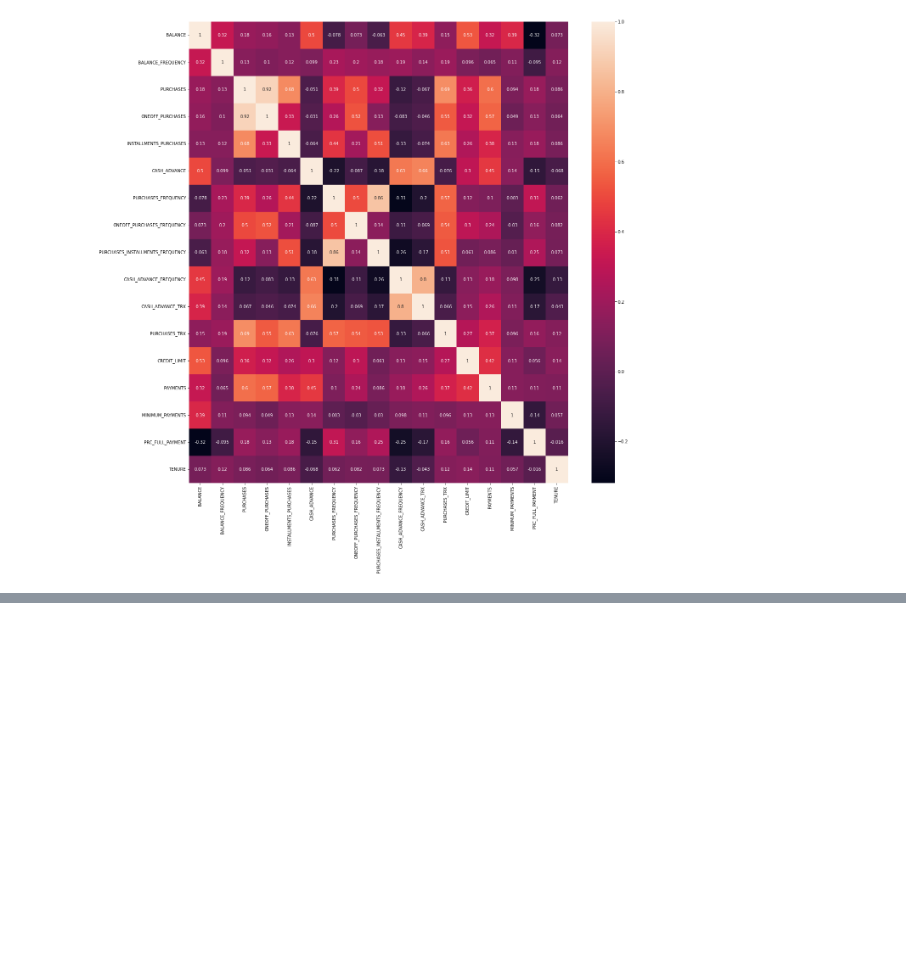
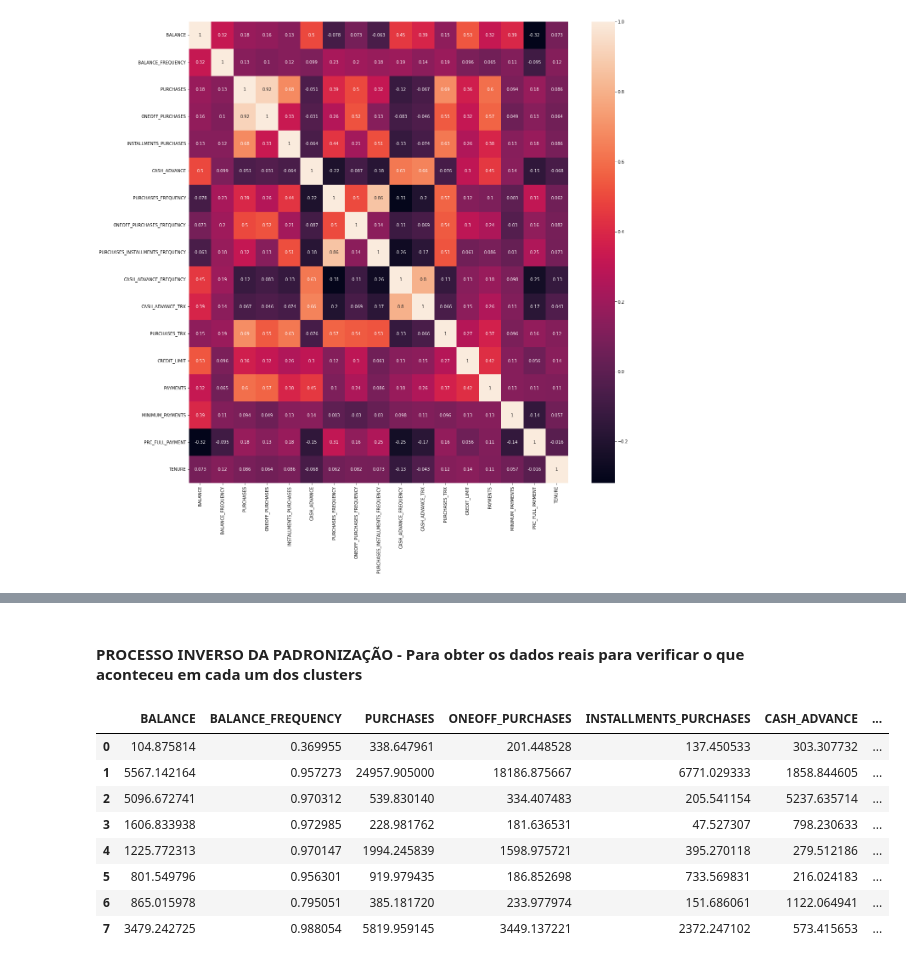
Before and after one commit to Danielnetsp/Dpt_Mkt_Kmeans, a Jupyter notebook: Projeto_Departamento_de_Marketing.ipynb, the cells around one changed output, grey strips where cells are left out. Saved outputs shown, nothing was run; the diff lists cells and outputs as text; code cells hidden in the pictures; blank space fills up the shorter version.

```diff
--- a/Projeto_Departamento_de_Marketing.ipynb
+++ b/Projeto_Departamento_de_Marketing.ipynb
@@ -225,0 +359,21 @@ sns.heatmap(correlations, annot= True); # annot True para visualizar os valores
+# %% [markdown]
+#### PROCESSO INVERSO DA PADRONIZAÇÃO - Para obter os dados reais para verificar o que aconteceu em cada um dos clusters
+# %%
+# Como foi feita a padronização, os valores estão baixos e fica ruim para visualização
+# Para obter de fato os dados Reais Necessario fazer o processo reverso da padronização
+
+# recriando a variável cluster_centers, chamando o objeto scalar que foi o objeto utilizado para aplicar a padronização
+cluster_centers = scaler.inverse_transform(cluster_centers)
+
+# novamente recriar o cluster_center no formato de dataframe
+cluster_centers = pd.DataFrame(data = cluster_centers, columns= [creditcard_df.columns])
+# %% [output]
+|  | BALANCE | BALANCE_FREQUENCY | PURCHASES | ONEOFF_PURCHASES | INSTALLMENTS_PURCHASES | CASH_ADVANCE | ... |
+| 0 | 104.875814 | 0.369955 | 338.647961 | 201.448528 | 137.450533 | 303.307732 | ... |
+| 1 | 5567.142164 | 0.957273 | 24957.905000 | 18186.875667 | 6771.029333 | 1858.844605 | ... |
+| 2 | 5096.672741 | 0.970312 | 539.830140 | 334.407483 | 205.541154 | 5237.635714 | ... |
+| 3 | 1606.833938 | 0.972985 | 228.981762 | 181.636531 | 47.527307 | 798.230633 | ... |
+| 4 | 1225.772313 | 0.970147 | 1994.245839 | 1598.975721 | 395.270118 | 279.512186 | ... |
+| 5 | 801.549796 | 0.956301 | 919.979435 | 186.852698 | 733.569831 | 216.024183 | ... |
+| 6 | 865.015978 | 0.795051 | 385.181720 | 233.977974 | 151.686061 | 1122.064941 | ... |
+| 7 | 3479.242725 | 0.988054 | 5819.959145 | 3449.137221 | 2372.247102 | 573.415653 | ... |
```
Also changed, not shown: parts of 21 cells of this notebook.
